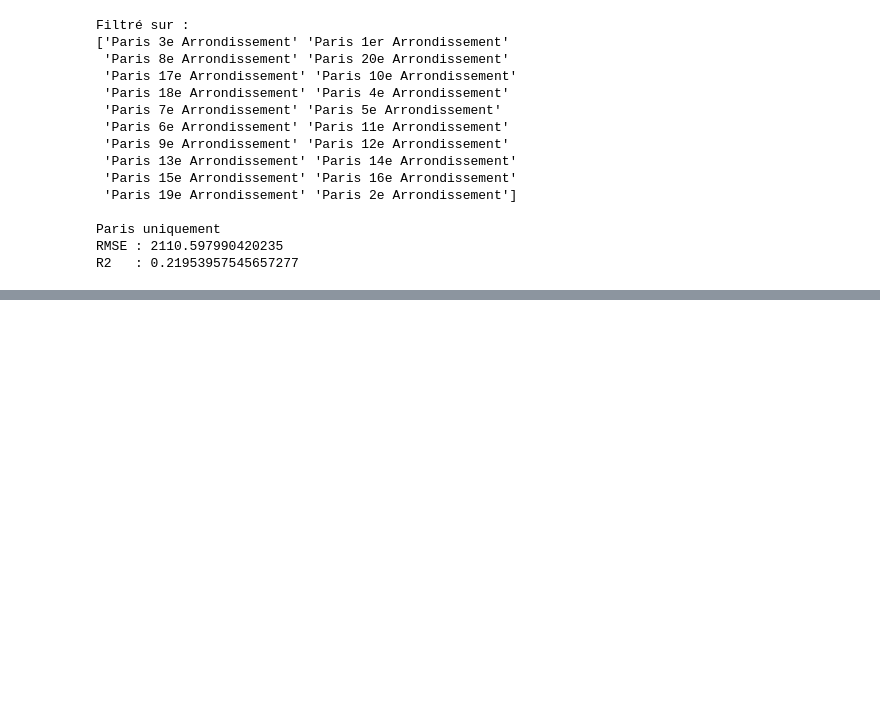
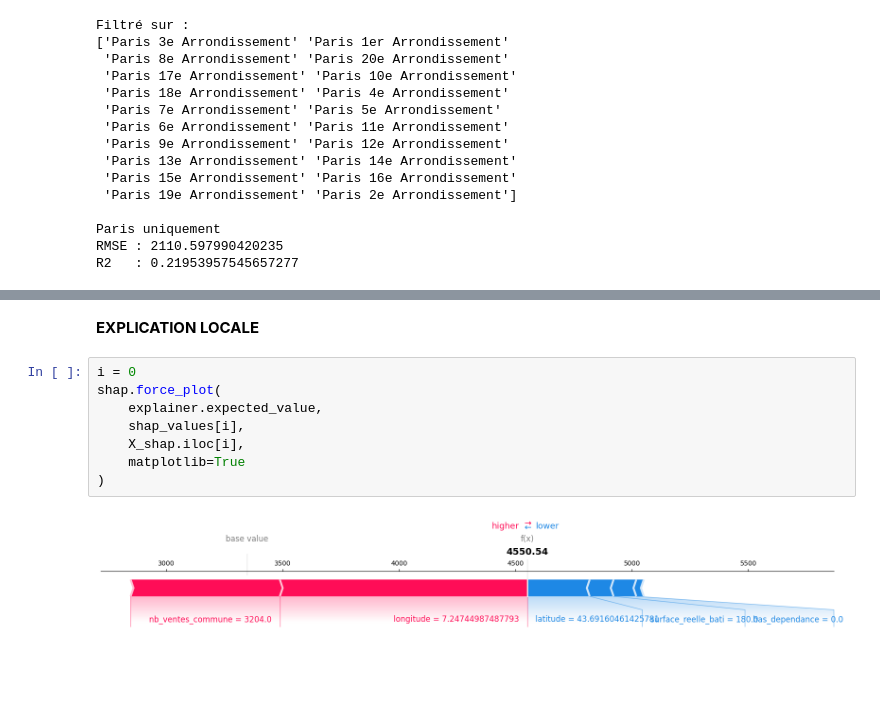
Before and after one commit to standemdem/compagnon-immobilier, a Jupyter notebook: notebooks/04_prediction_full_2020.ipynb, the cells around one changed output, grey strips where cells are left out. Drawn from its saved outputs; the diff is of its cells as text; blank space fills up the shorter version.

```diff
--- a/notebooks/04_prediction_full_2020.ipynb
+++ b/notebooks/04_prediction_full_2020.ipynb
@@ -405,0 +469,12 @@ R2   : 0.21953957545657277
+# %% [markdown]
+**EXPLICATION LOCALE**
+# %%
+i = 0
+shap.force_plot(
+    explainer.expected_value,
+    shap_values[i],
+    X_shap.iloc[i],
+    matplotlib=True
+)
+# %% [output]
+[figure, added]
```
Also changed, not shown: parts of 16 cells of this notebook.
